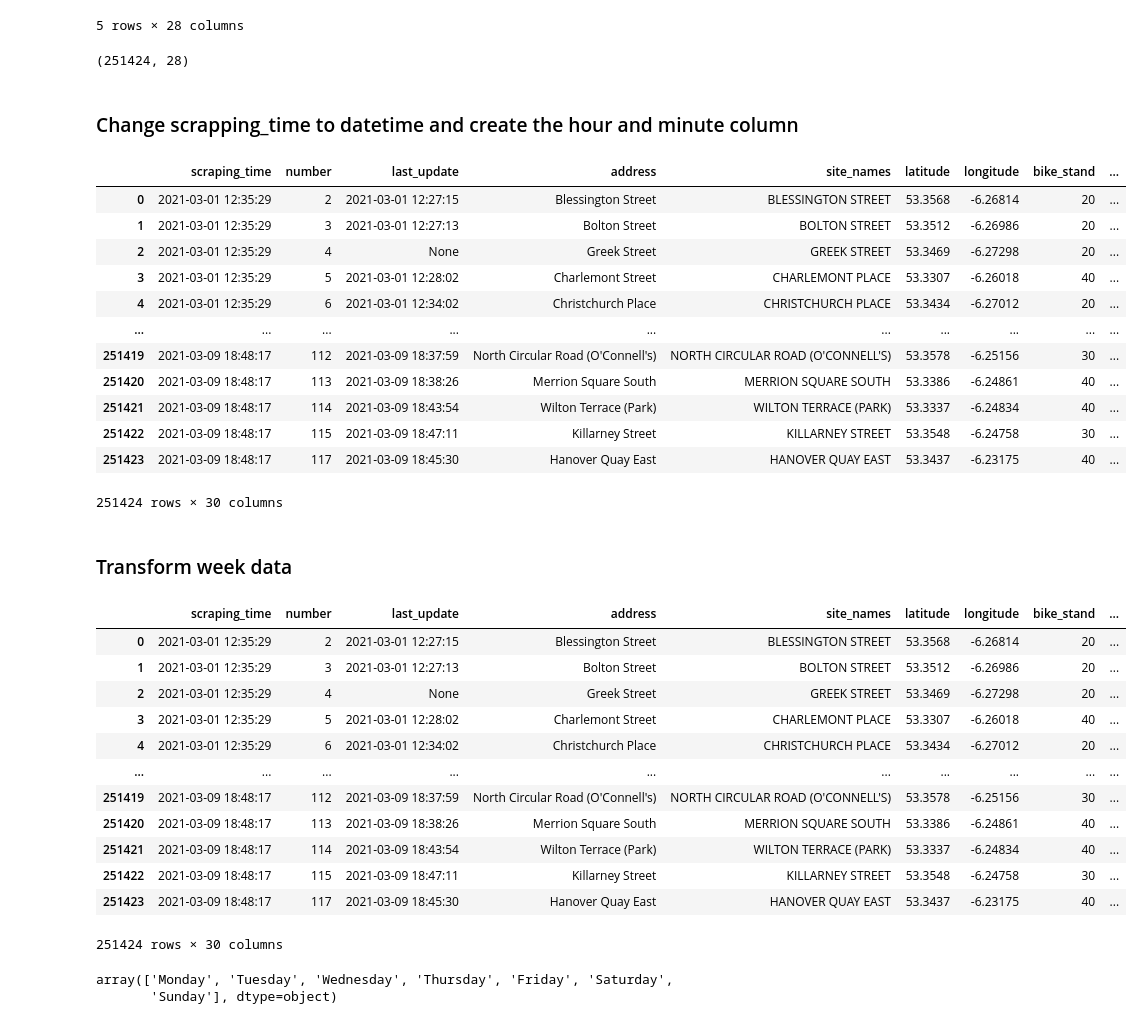
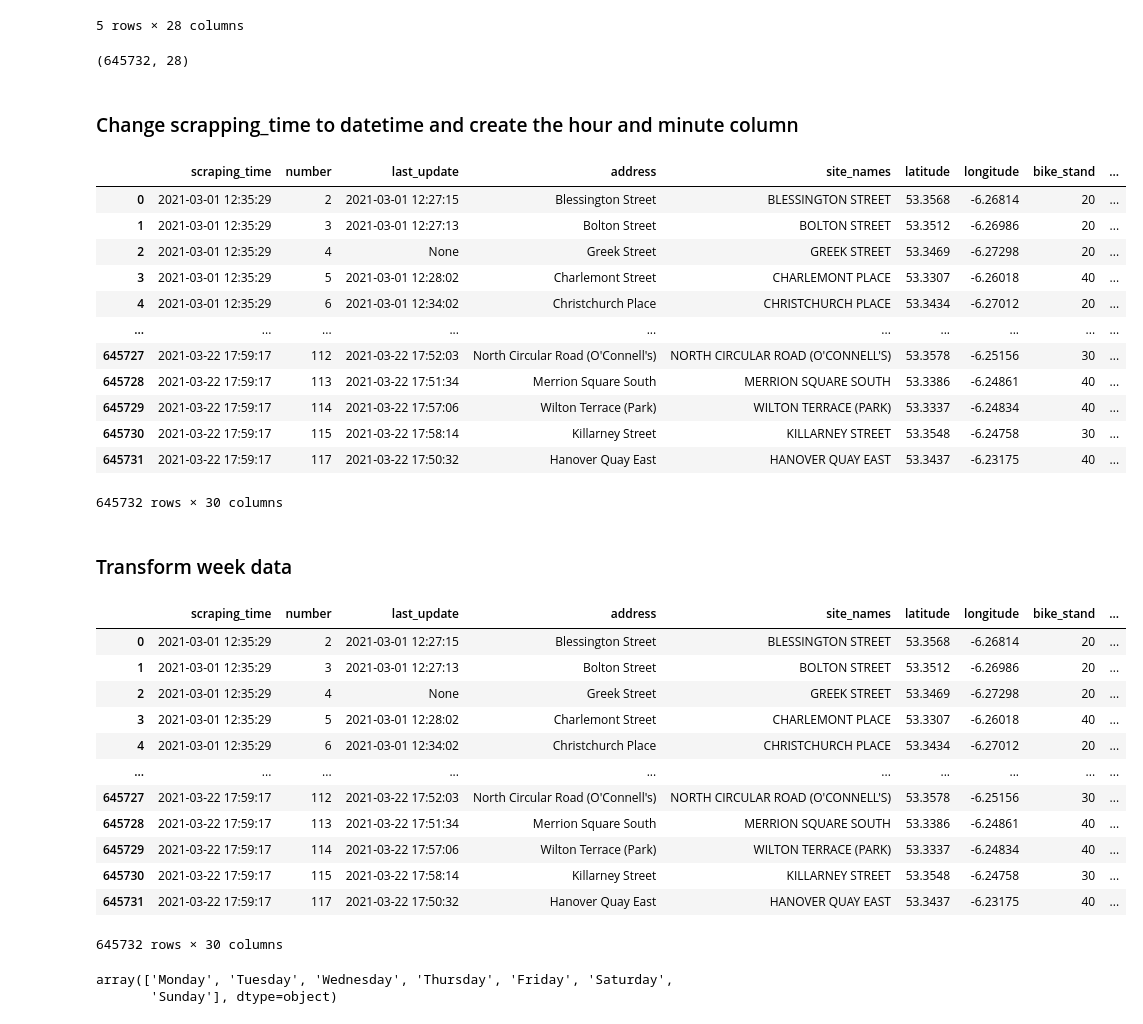
Before and after one commit to ChristineCao98/dublin_bikes, a Jupyter notebook: prediction_model_builder.ipynb, the cells around one changed output. Cells and saved outputs as stored; diff of their text form; code cells hidden in the pictures.

```diff
--- a/prediction_model_builder.ipynb
+++ b/prediction_model_builder.ipynb
@@ -28,8 +28,8 @@ except Exception as e:
 # %% [markdown]
 ### Retrieve data and create dataframe
 # %%
-df_AllStations = pd.read_sql_query("SELECT * FROM dublin_bike.bike_history AS b INNER JOIN dublin_bike.weather_history AS w ON b.scraping_time = w.datetime and b.number = w.stationNum", conn)
-df_AllStations.head(5)
+df_all_data = pd.read_sql_query("SELECT * FROM dublin_bike.bike_history AS b INNER JOIN dublin_bike.weather_history AS w ON b.scraping_time = w.datetime and b.number = w.stationNum", conn)
+df_all_data.head(5)
 # %% [output]
 |  | scraping_time | number | last_update | address | site_names | latitude | longitude | bike_stand | ... |
 | 0 | 2021-03-01 12:35:29 | 2 | 2021-03-01 12:27:15 | Blessington Street | BLESSINGTON STREET | 53.3568 | -6.26814 | 20 | ... |
@@ -39,42 +39,42 @@ df_AllStations.head(5)
 | 4 | 2021-03-01 12:35:29 | 6 | 2021-03-01 12:34:02 | Christchurch Place | CHRISTCHURCH PLACE | 53.3434 | -6.27012 | 20 | ... |
 5 rows × 28 columns
 # %%
-df_AllStations.shape
+df_all_data.shape
 # %% [output]
-(251424, 28)
+(645732, 28)
 # %% [markdown]
 ### Change scrapping_time to datetime and create the hour and minute column
 # %%
-df_AllStations['scraping_time'] = pd.to_datetime(df_AllStations['scraping_time'])
-df_AllStations['hour'] = df_AllStations['scraping_time'].dt.hour
-df_AllStations['minutes'] = df_AllStations['scraping_time'].dt.minute
-df_AllStations
+df_all_data['scraping_time'] = pd.to_datetime(df_all_data['scraping_time'])
+df_all_data['hour'] = df_all_data['scraping_time'].dt.hour
+df_all_data['minutes'] = df_all_data['scraping_time'].dt.minute
+df_all_data
 # %% [output]
 |  | scraping_time | number | last_update | address | site_names | latitude | longitude | bike_stand | ... |
 | 0 | 2021-03-01 12:35:29 | 2 | 2021-03-01 12:27:15 | Blessington Street | BLESSINGTON STREET | 53.3568 | -6.26814 | 20 | ... |
 | 1 | 2021-03-01 12:35:29 | 3 | 2021-03-01 12:27:13 | Bolton Street | BOLTON STREET | 53.3512 | -6.26986 | 20 | ... |
 | 2 | 2021-03-01 12:35:29 | 4 | None | Greek Street | GREEK STREET | 53.3469 | -6.27298 | 20 | ... |
 | 3 | 2021-03-01 12:35:29 | 5 | 2021-03-01 12:28:02 | Charlemont Street | CHARLEMONT PLACE | 53.3307 | -6.26018 | 40 | ... |
 | 4 | 2021-03-01 12:35:29 | 6 | 2021-03-01 12:34:02 | Christchurch Place | CHRISTCHURCH PLACE | 53.3434 | -6.27012 | 20 | ... |
 | ... | ... | ... | ... | ... | ... | ... | ... | ... | ... |
-| 251419 | 2021-03-09 18:48:17 | 112 | 2021-03-09 18:37:59 | North Circular Road (O'Connell's) | NORTH CIRCULAR ROAD (O'CONNELL'S) | 53.3578 | -6.25156 | 30 | ... |
-| 251420 | 2021-03-09 18:48:17 | 113 | 2021-03-09 18:38:26 | Merrion Square South | MERRION SQUARE SOUTH | 53.3386 | -6.24861 | 40 | ... |
-| 251421 | 2021-03-09 18:48:17 | 114 | 2021-03-09 18:43:54 | Wilton Terrace (Park) | WILTON TERRACE (PARK) | 53.3337 | -6.24834 | 40 | ... |
-| 251422 | 2021-03-09 18:48:17 | 115 | 2021-03-09 18:47:11 | Killarney Street | KILLARNEY STREET | 53.3548 | -6.24758 | 30 | ... |
-| 251423 | 2021-03-09 18:48:17 | 117 | 2021-03-09 18:45:30 | Hanover Quay East | HANOVER QUAY EAST | 53.3437 | -6.23175 | 40 | ... |
+| 645727 | 2021-03-22 17:59:17 | 112 | 2021-03-22 17:52:03 | North Circular Road (O'Connell's) | NORTH CIRCULAR ROAD (O'CONNELL'S) | 53.3578 | -6.25156 | 30 | ... |
+| 645728 | 2021-03-22 17:59:17 | 113 | 2021-03-22 17:51:34 | Merrion Square South | MERRION SQUARE SOUTH | 53.3386 | -6.24861 | 40 | ... |
+| 645729 | 2021-03-22 17:59:17 | 114 | 2021-03-22 17:57:06 | Wilton Terrace (Park) | WILTON TERRACE (PARK) | 53.3337 | -6.24834 | 40 | ... |
+| 645730 | 2021-03-22 17:59:17 | 115 | 2021-03-22 17:58:14 | Killarney Street | KILLARNEY STREET | 53.3548 | -6.24758 | 30 | ... |
+| 645731 | 2021-03-22 17:59:17 | 117 | 2021-03-22 17:50:32 | Hanover Quay East | HANOVER QUAY EAST | 53.3437 | -6.23175 | 40 | ... |
-251424 rows × 30 columns
+645732 rows × 30 columns
 # %% [markdown]
 ### Transform week data
 # %%
 #use number to replace weekdays
-df_AllStations['weekday'] = df_AllStations['weekday'].replace(1, 'Monday')
-df_AllStations['weekday'] = df_AllStations['weekday'].replace(2, 'Tuesday')
-df_AllStations['weekday'] = df_AllStations['weekday'].replace(3, 'Wednesday')
-df_AllStations['weekday'] = df_AllStations['weekday'].replace(4, 'Thursday')
-df_AllStations['weekday'] = df_AllStations['weekday'].replace(5, 'Friday')
-df_AllStations['weekday'] = df_AllStations['weekday'].replace(6, 'Saturday')
-df_AllStations['weekday'] = df_AllStations['weekday'].replace(7, 'Sunday')
-df_AllStations
+df_all_data['weekday'] = df_all_data['weekday'].replace(1, 'Monday')
+df_all_data['weekday'] = df_all_data['weekday'].replace(2, 'Tuesday')
+df_all_data['weekday'] = df_all_data['weekday'].replace(3, 'Wednesday')
+df_all_data['weekday'] = df_all_data['weekday'].replace(4, 'Thursday')
+df_all_data['weekday'] = df_all_data['weekday'].replace(5, 'Friday')
+df_all_data['weekday'] = df_all_data['weekday'].replace(6, 'Saturday')
+df_all_data['weekday'] = df_all_data['weekday'].replace(7, 'Sunday')
+df_all_data
 # %% [output]
 |  | scraping_time | number | last_update | address | site_names | latitude | longitude | bike_stand | ... |
 | 0 | 2021-03-01 12:35:29 | 2 | 2021-03-01 12:27:15 | Blessington Street | BLESSINGTON STREET | 53.3568 | -6.26814 | 20 | ... |
@@ -83,10 +83,10 @@ df_AllStations
 | 3 | 2021-03-01 12:35:29 | 5 | 2021-03-01 12:28:02 | Charlemont Street | CHARLEMONT PLACE | 53.3307 | -6.26018 | 40 | ... |
 | 4 | 2021-03-01 12:35:29 | 6 | 2021-03-01 12:34:02 | Christchurch Place | CHRISTCHURCH PLACE | 53.3434 | -6.27012 | 20 | ... |
 | ... | ... | ... | ... | ... | ... | ... | ... | ... | ... |
-| 251419 | 2021-03-09 18:48:17 | 112 | 2021-03-09 18:37:59 | North Circular Road (O'Connell's) | NORTH CIRCULAR ROAD (O'CONNELL'S) | 53.3578 | -6.25156 | 30 | ... |
-| 251420 | 2021-03-09 18:48:17 | 113 | 2021-03-09 18:38:26 | Merrion Square South | MERRION SQUARE SOUTH | 53.3386 | -6.24861 | 40 | ... |
-| 251421 | 2021-03-09 18:48:17 | 114 | 2021-03-09 18:43:54 | Wilton Terrace (Park) | WILTON TERRACE (PARK) | 53.3337 | -6.24834 | 40 | ... |
-| 251422 | 2021-03-09 18:48:17 | 115 | 2021-03-09 18:47:11 | Killarney Street | KILLARNEY STREET | 53.3548 | -6.24758 | 30 | ... |
-| 251423 | 2021-03-09 18:48:17 | 117 | 2021-03-09 18:45:30 | Hanover Quay East | HANOVER QUAY EAST | 53.3437 | -6.23175 | 40 | ... |
+| 645727 | 2021-03-22 17:59:17 | 112 | 2021-03-22 17:52:03 | North Circular Road (O'Connell's) | NORTH CIRCULAR ROAD (O'CONNELL'S) | 53.3578 | -6.25156 | 30 | ... |
+| 645728 | 2021-03-22 17:59:17 | 113 | 2021-03-22 17:51:34 | Merrion Square South | MERRION SQUARE SOUTH | 53.3386 | -6.24861 | 40 | ... |
+| 645729 | 2021-03-22 17:59:17 | 114 | 2021-03-22 17:57:06 | Wilton Terrace (Park) | WILTON TERRACE (PARK) | 53.3337 | -6.24834 | 40 | ... |
+| 645730 | 2021-03-22 17:59:17 | 115 | 2021-03-22 17:58:14 | Killarney Street | KILLARNEY STREET | 53.3548 | -6.24758 | 30 | ... |
+| 645731 | 2021-03-22 17:59:17 | 117 | 2021-03-22 17:50:32 | Hanover Quay East | HANOVER QUAY EAST | 53.3437 | -6.23175 | 40 | ... |
-251424 rows × 30 columns
+645732 rows × 30 columns
 # %%
```
Also changed, not shown: parts of 14 cells of this notebook.
